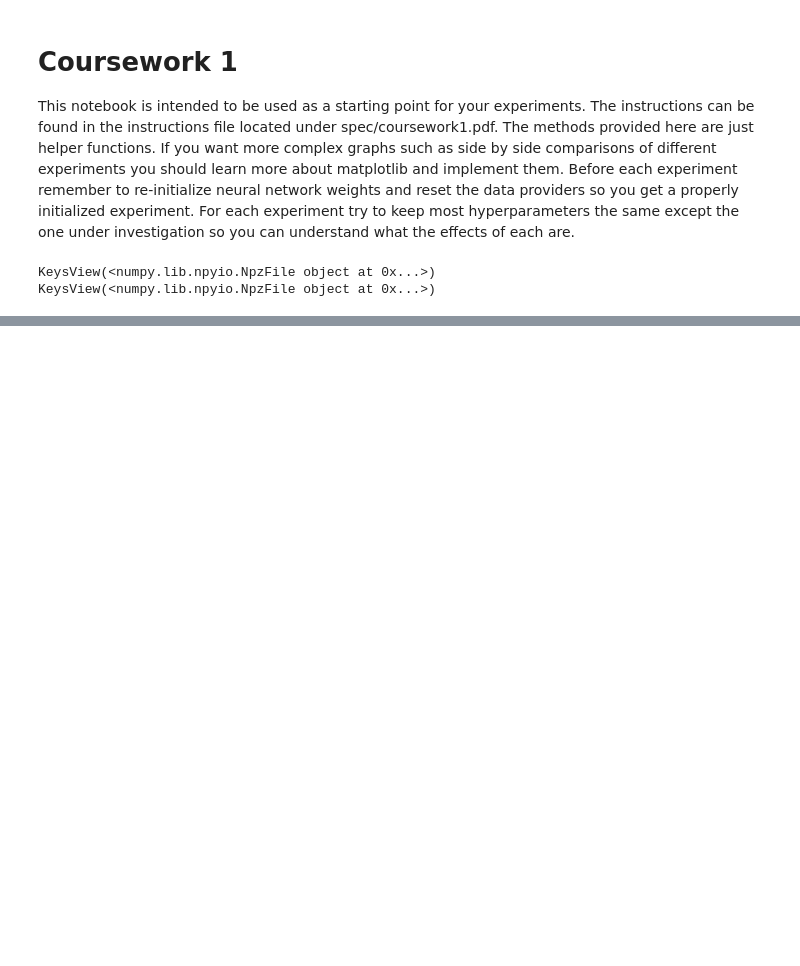
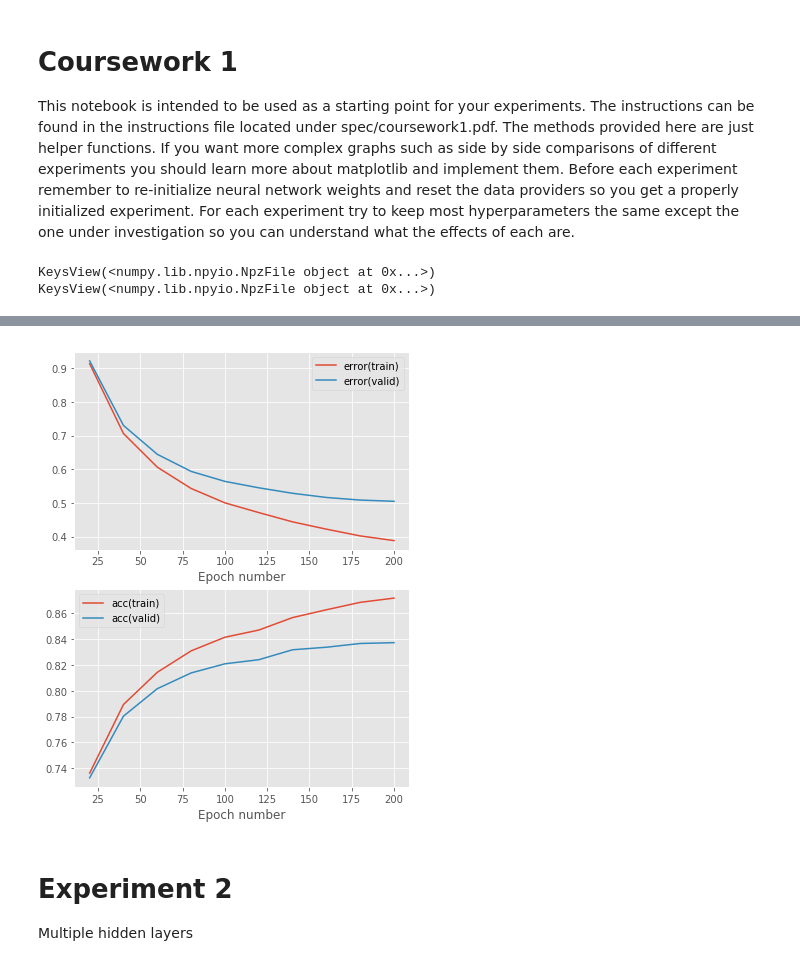
Before and after one commit to Ignat-Georgiev/mlpractical, a Jupyter notebook: notebooks/Ex1.ipynb, the cells around one changed output, grey strips where cells are left out. Drawn from its saved outputs; the diff is of its cells as text; code cells hidden in the pictures; blank space fills up the shorter version.

```diff
--- a/notebooks/Ex1.ipynb
+++ b/notebooks/Ex1.ipynb
@@ -138,0 +200,9 @@ tic
+# %%
+# save the best one
+res = results[-2]
+plot_stats(res, None, True, "ex1_learn_rate")
+# %% [output]
+[figure, added]
+# %% [markdown]
+# Experiment 2
+Multiple hidden layers
```
Also changed, not shown: parts of 7 cells of this notebook, 2 other files.
